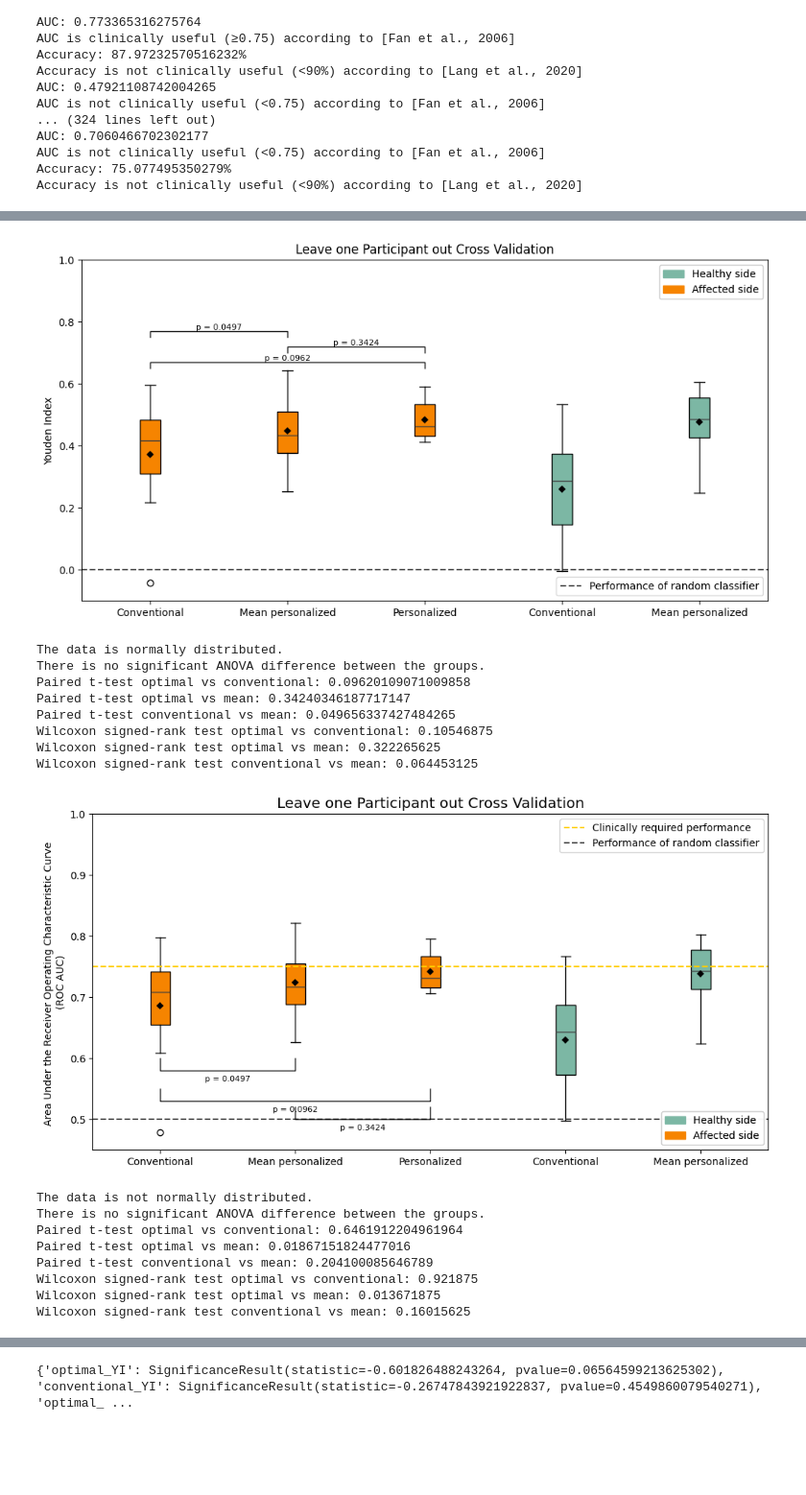
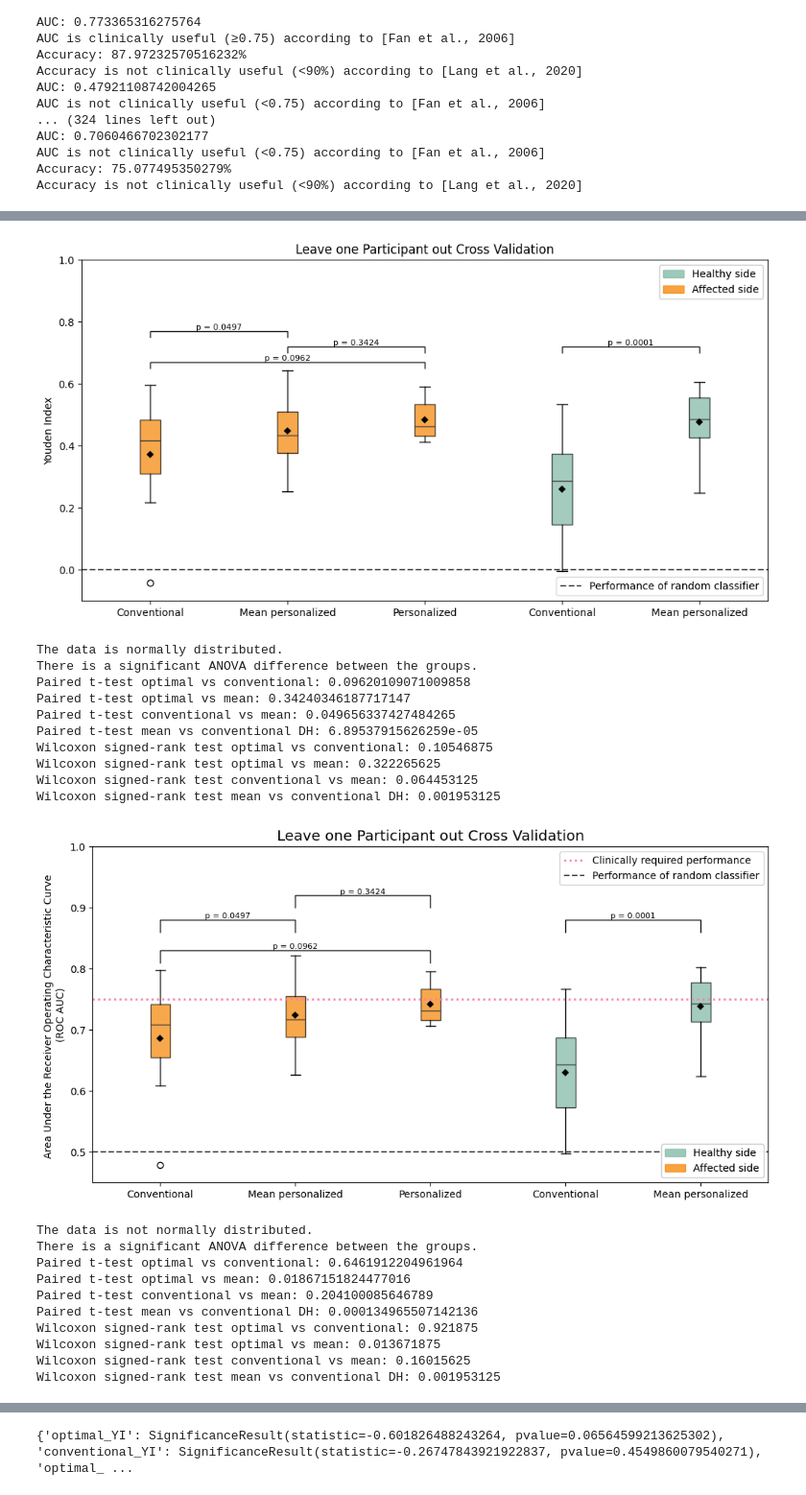
Before and after one commit to gloorli/ul-movement-tracking, a Jupyter notebook: src/evaluation_optimized_GMAC.ipynb, the cells around one changed output, grey strips where cells are left out. Shown at 96% size. Saved outputs shown, nothing was run; the diff lists cells and outputs as text; code cells hidden in the pictures; blank space fills up the shorter version.

Commit message:
feat: calculate F1 score, statistical significance healthy side, incorporate healthy side in task plot, aesthetic changes in plot

```diff
--- a/src/evaluation_optimized_GMAC.ipynb
+++ b/src/evaluation_optimized_GMAC.ipynb
@@ -34,5 +34,6 @@ Accuracy is not clinically useful (<90%) according to [Lang et al., 2020]
 LOOCV_test.plot_LOOCV_YoudenIndex()
 LOOCV_test.plot_LOOCV_AUC()
 LOOCV_test.plot_LOOCV_Accuracy()
+LOOCV_test.plot_LOOCV_F1()
 # %% [output]
 The data is normally distributed.
@@ -46,18 +49,22 @@ Wilcoxon signed-rank test conventional vs mean: 0.064453125
-[figure, old version]
+[figure, new version]
 The data is normally distributed.
-There is no significant ANOVA difference between the groups.
+There is a significant ANOVA difference between the groups.
 Paired t-test optimal vs conventional: 0.09620109071009858
 Paired t-test optimal vs mean: 0.34240346187717147
 Paired t-test conventional vs mean: 0.049656337427484265
+Paired t-test mean vs conventional DH: 6.89537915626259e-05
 Wilcoxon signed-rank test optimal vs conventional: 0.10546875
 Wilcoxon signed-rank test optimal vs mean: 0.322265625
 Wilcoxon signed-rank test conventional vs mean: 0.064453125
+Wilcoxon signed-rank test mean vs conventional DH: 0.001953125
-[figure, old version]
+[figure, new version]
 The data is not normally distributed.
-There is no significant ANOVA difference between the groups.
+There is a significant ANOVA difference between the groups.
 Paired t-test optimal vs conventional: 0.6461912204961964
 Paired t-test optimal vs mean: 0.01867151824477016
 Paired t-test conventional vs mean: 0.204100085646789
+Paired t-test mean vs conventional DH: 0.000134965507142136
 Wilcoxon signed-rank test optimal vs conventional: 0.921875
 Wilcoxon signed-rank test optimal vs mean: 0.013671875
 Wilcoxon signed-rank test conventional vs mean: 0.16015625
+Wilcoxon signed-rank test mean vs conventional DH: 0.001953125
```
Also changed, not shown: parts of 2 cells of this notebook, 3 other files.
